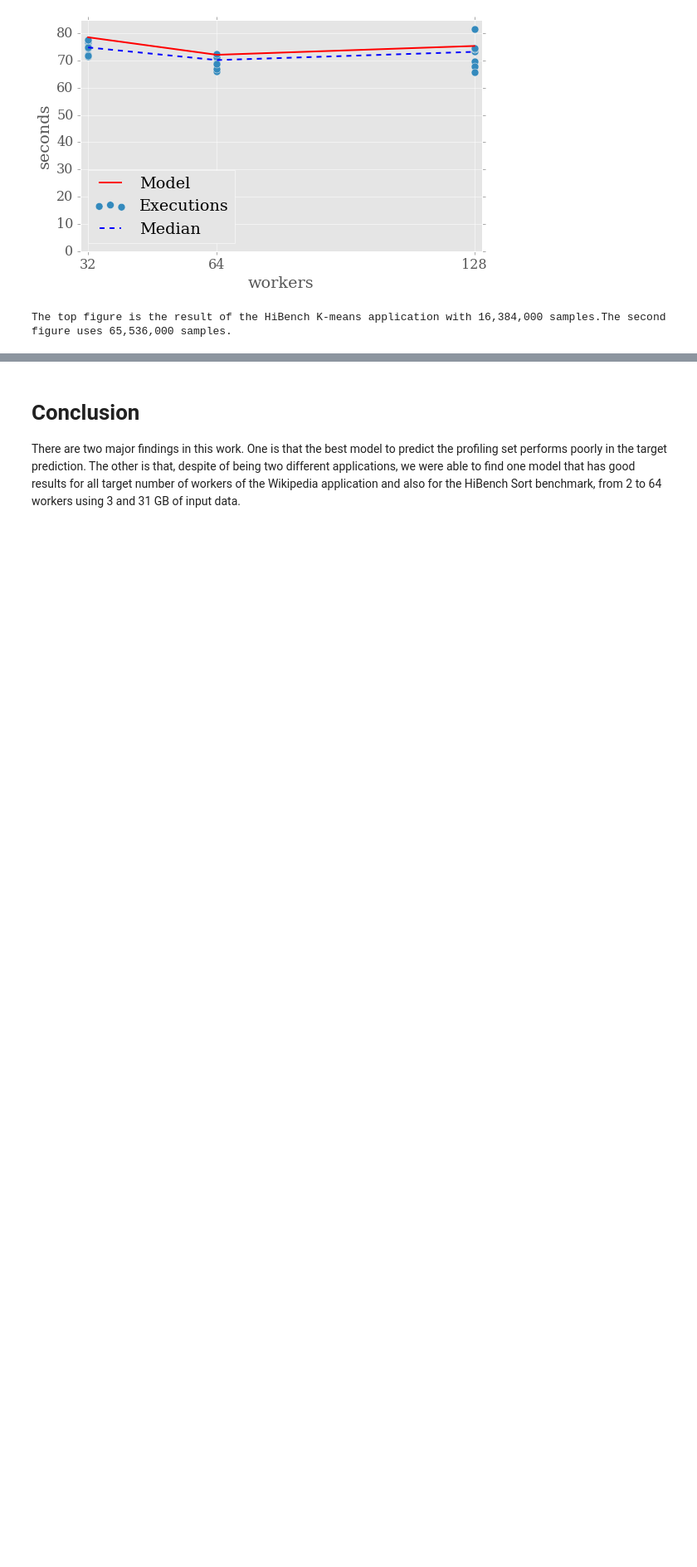
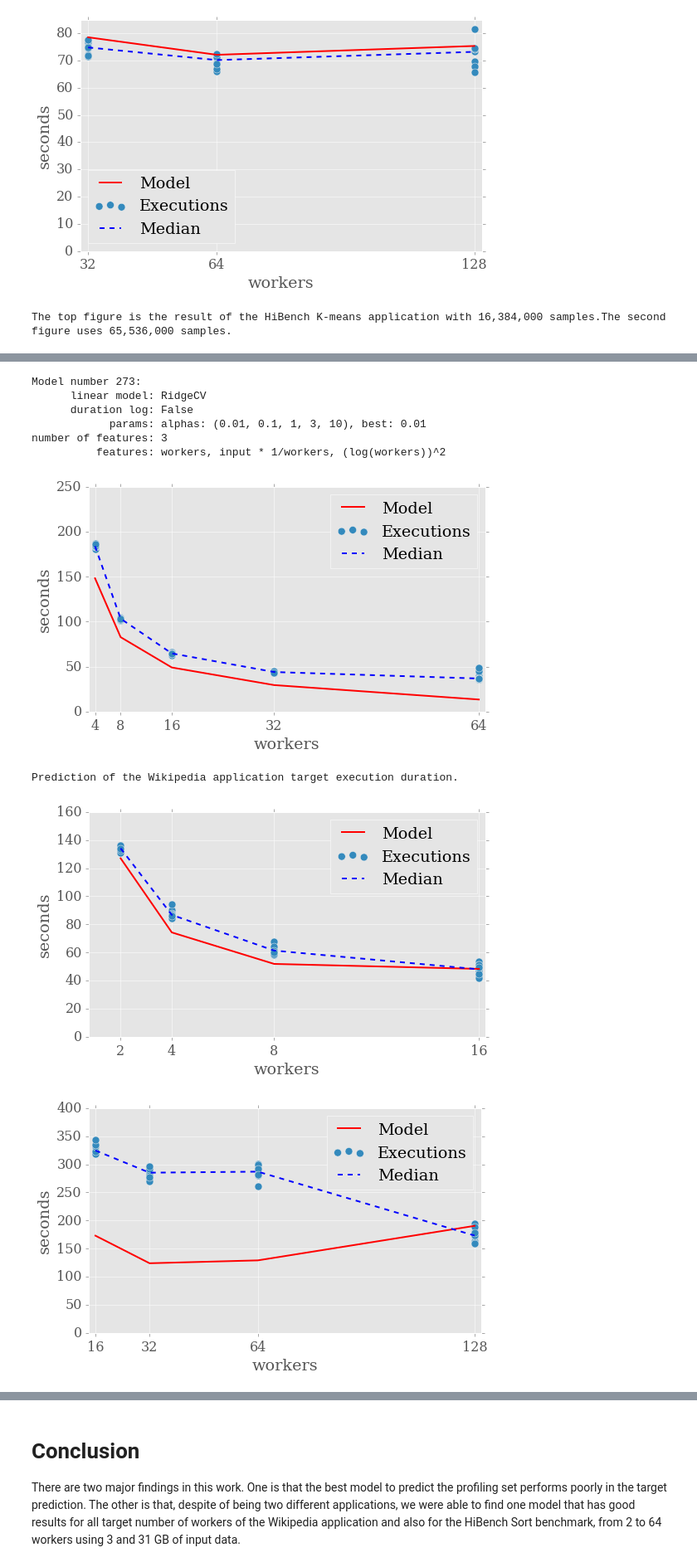
Before and after one commit to cemsbr/phd_notebook, a Jupyter notebook: notebooks/002-Wikipedia, HBSort, HBKmeans - No disk.ipynb, the cells around one changed output, grey strips where cells are left out. Shown at 83% size. Saved outputs shown, nothing was run; the diff lists cells and outputs as text; code cells hidden in the pictures; blank space fills up the shorter version.

```diff
--- a/notebooks/002-Wikipedia, HBSort, HBKmeans - No disk.ipynb
+++ b/notebooks/002-Wikipedia, HBSort, HBKmeans - No disk.ipynb
@@ -603,0 +654,15 @@ The top figure is the result of the HiBench K-means application with 16,384,000
+# %%
+# visualize_model_nr(65544)  # minimum max MAE
+visualize_model_nr(273)  # minimum max MPE
+visualize_model_nr(838)  # minimum max RMSE
+# %% [output]
+Model number 273:
+      linear model: RidgeCV
+      duration log: False
+            params: alphas: (0.01, 0.1, 1, 3, 10), best: 0.01
+number of features: 3
+          features: workers, input * 1/workers, (log(workers))^2
+[figure, added]
+Prediction of the Wikipedia application target execution duration.
+[figure, added]
+[figure, added]
```
Also changed, not shown: parts of 12 cells of this notebook.
